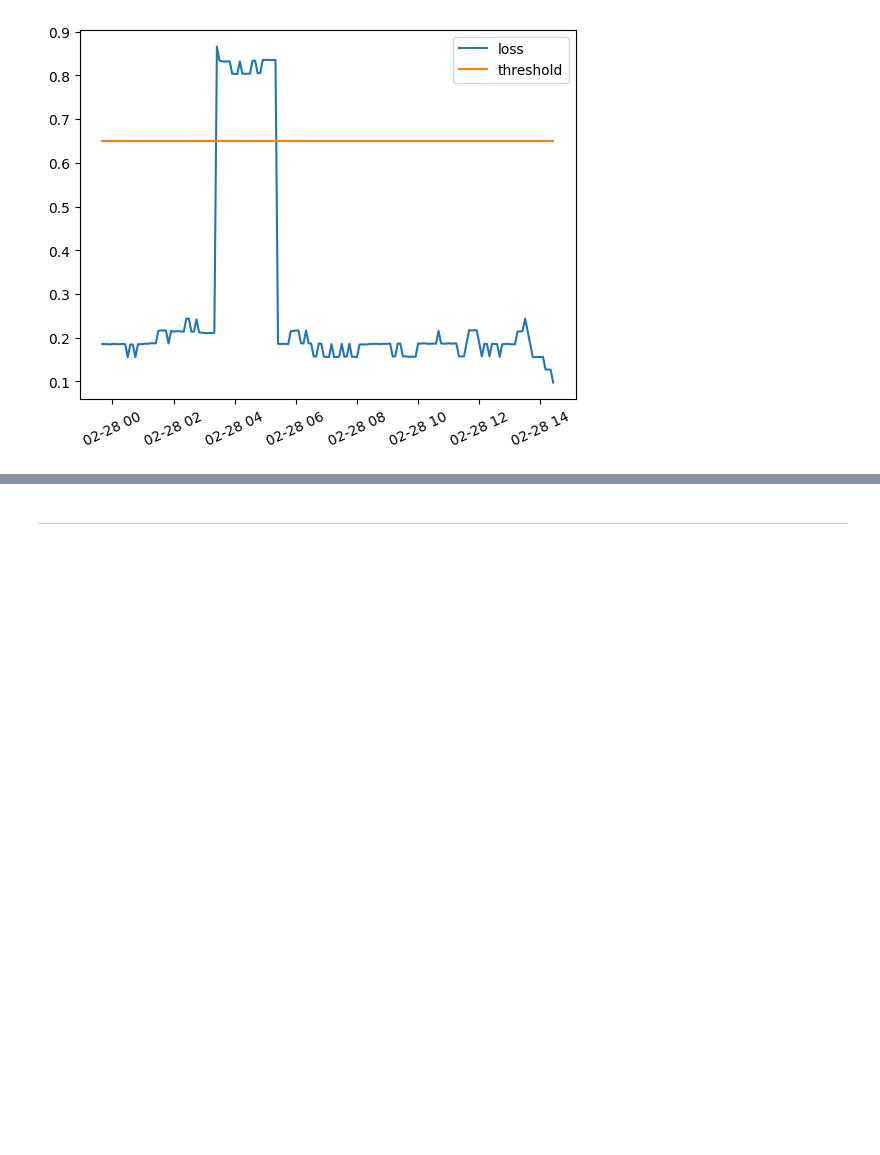
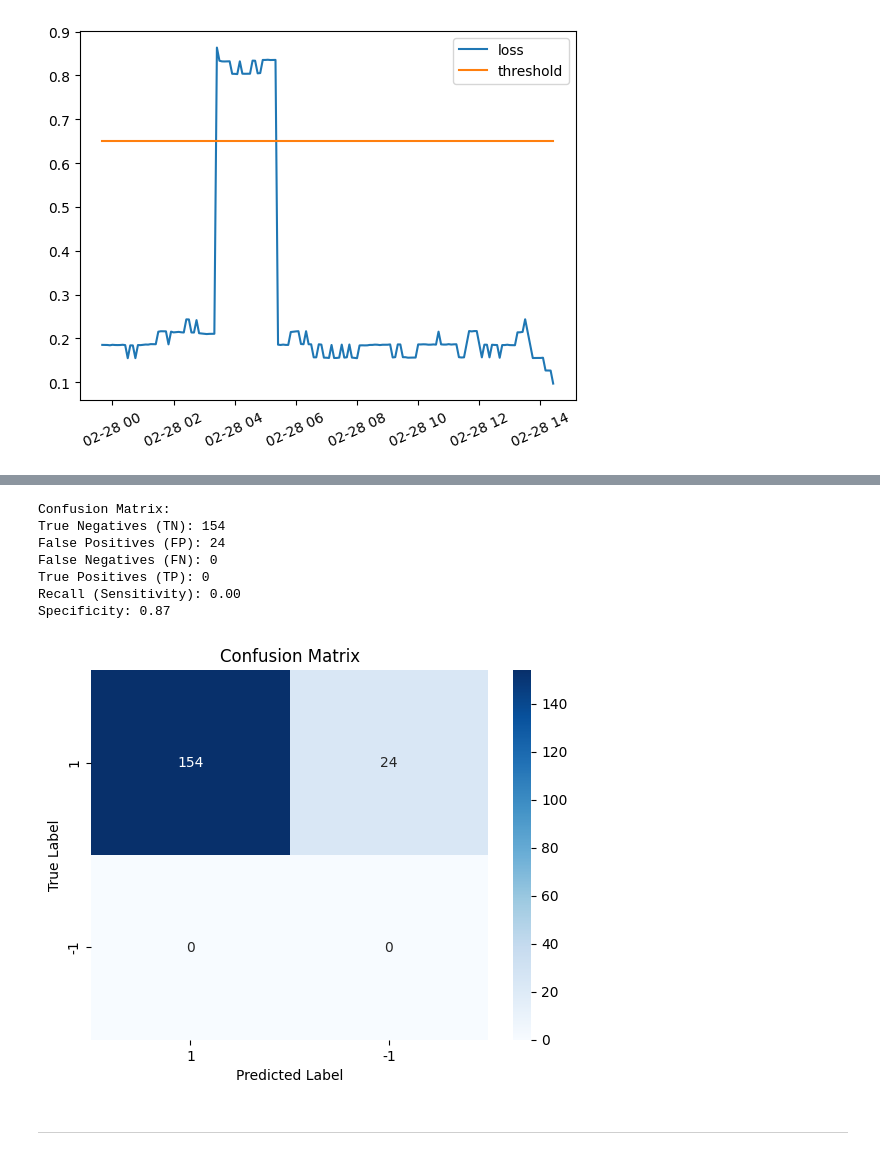
Before and after one commit to wadimoughanim/last_mlts_proj, a Jupyter notebook: main2.ipynb, the cells around one changed output, grey strips where cells are left out. Cells and saved outputs as stored; diff of their text form; code cells hidden in the pictures; blank space fills up the shorter version.

```diff
--- a/main2.ipynb
+++ b/main2.ipynb
@@ -328,7 +324,8 @@ def print_confusion_matrix_metrics_lm(df):
     y_pred = df['anomaly']
 
     # Calculate confusion matrix
-    TN, FP, FN, TP = confusion_matrix(y_true, y_pred).ravel()
+    confusion_mat = confusion_matrix(y_true, y_pred, labels=[1, -1])
+    TN, FP, FN, TP = confusion_mat.ravel()
 
     # Calculate recall (sensitivity)
     recall = TP / (TP + FN) if (TP + FN) != 0 else 0
@@ -344,6 +341,14 @@ def print_confusion_matrix_metrics_lm(df):
     print(f"True Positives (TP): {TP}")
     print(f"Recall (Sensitivity): {recall:.2f}")
     print(f"Specificity: {specificity:.2f}")
+
+    # Plot confusion matrix
+    sns.heatmap(confusion_mat, annot=True, fmt="d", cmap="Blues",
+                xticklabels=[1, -1], yticklabels=[1, -1])
+    plt.title('Confusion Matrix')
+    plt.ylabel('True Label')
+    plt.xlabel('Predicted Label')
+    plt.show()
 # %% [markdown]
 ---
 # %% [markdown]
@@ -699,3 +724,16 @@ Epoch 100/100
+# %%
+df_with_ground_truth_cpu_1 = mark_ground_truth(test_score_df_1, anomalies_cpu)
+# %%
+print_confusion_matrix_metrics_lm(df_with_ground_truth_cpu_1)
+# %% [output]
+Confusion Matrix:
+True Negatives (TN): 154
+False Positives (FP): 24
+False Negatives (FN): 0
+True Positives (TP): 0
+Recall (Sensitivity): 0.00
+Specificity: 0.87
+[figure, added]
 # %% [markdown]
 ---
 # %% [markdown]
```
Also changed, not shown: parts of 159 cells of this notebook.
